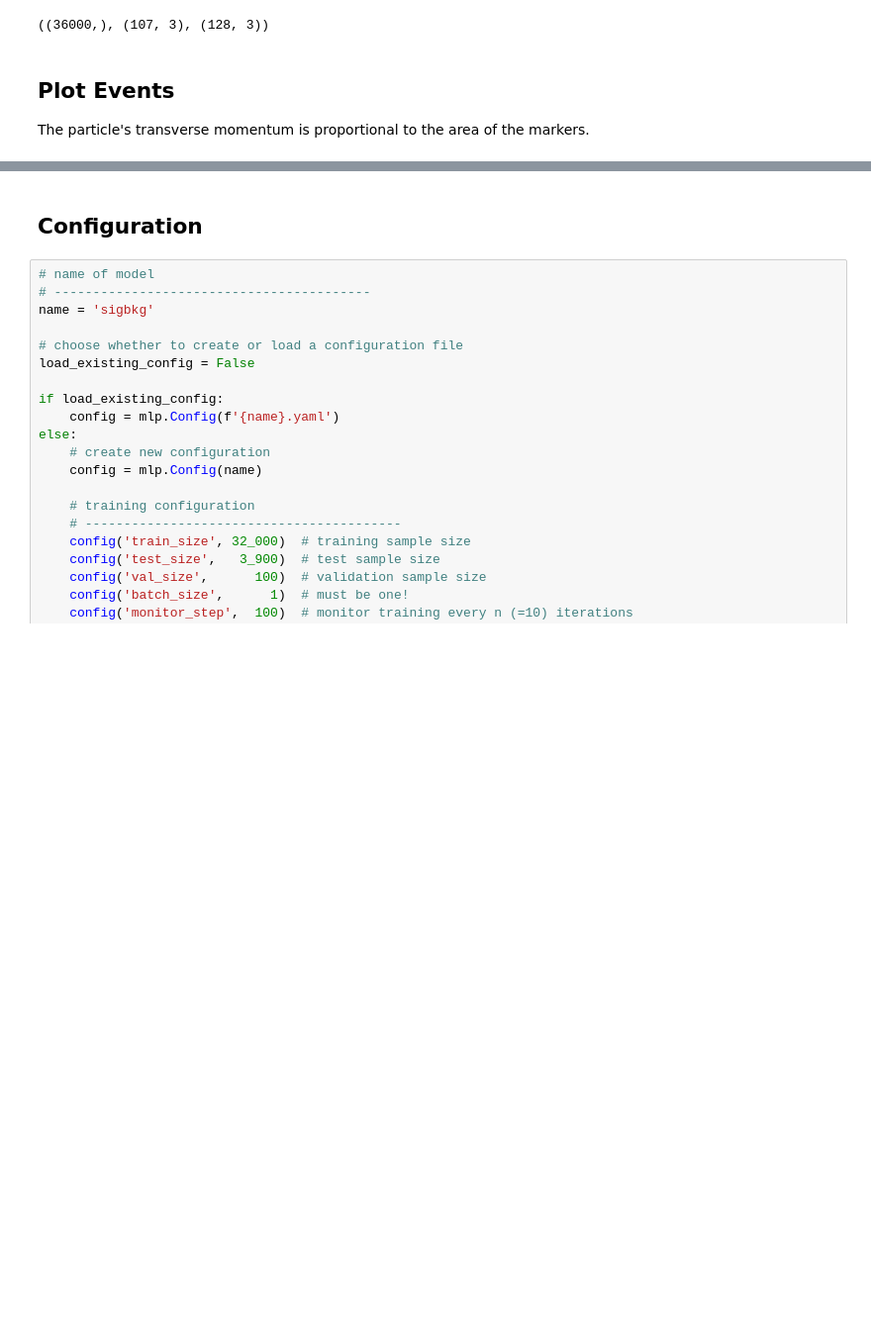
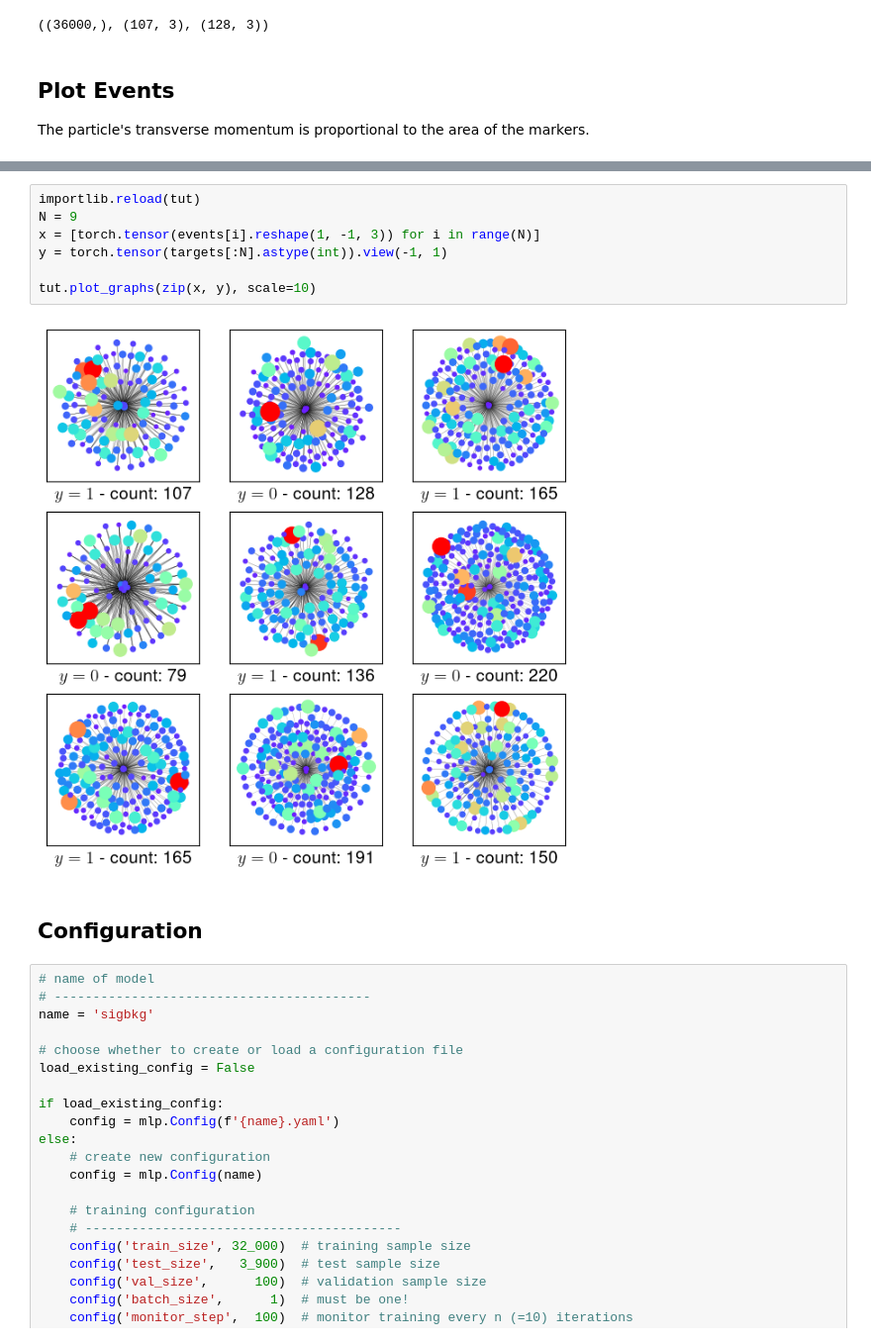
Before and after one commit to hbprosper/mlinphysics, a Jupyter notebook: Labs/06.GNN/code/tutorial_GNN.ipynb, the cells around one changed output, grey strips where cells are left out. Shown: that part at 99% size. Drawn from its saved outputs; the diff is of its cells as text; blank space fills up the shorter version.

```diff
--- a/Labs/06.GNN/code/tutorial_GNN.ipynb
+++ b/Labs/06.GNN/code/tutorial_GNN.ipynb
@@ -147,3 +136,12 @@ tut.plot_events(events, targets)
+# %%
+importlib.reload(tut)
+N = 9
+x = [torch.tensor(events[i].reshape(1, -1, 3)) for i in range(N)]
+y = torch.tensor(targets[:N].astype(int)).view(-1, 1)
+
+tut.plot_graphs(zip(x, y), scale=10)
+# %% [output]
+[figure, added]
 # %% [markdown]
 ## Configuration
 # %%
```
Also changed, not shown: parts of 18 cells of this notebook, 1 other file.
